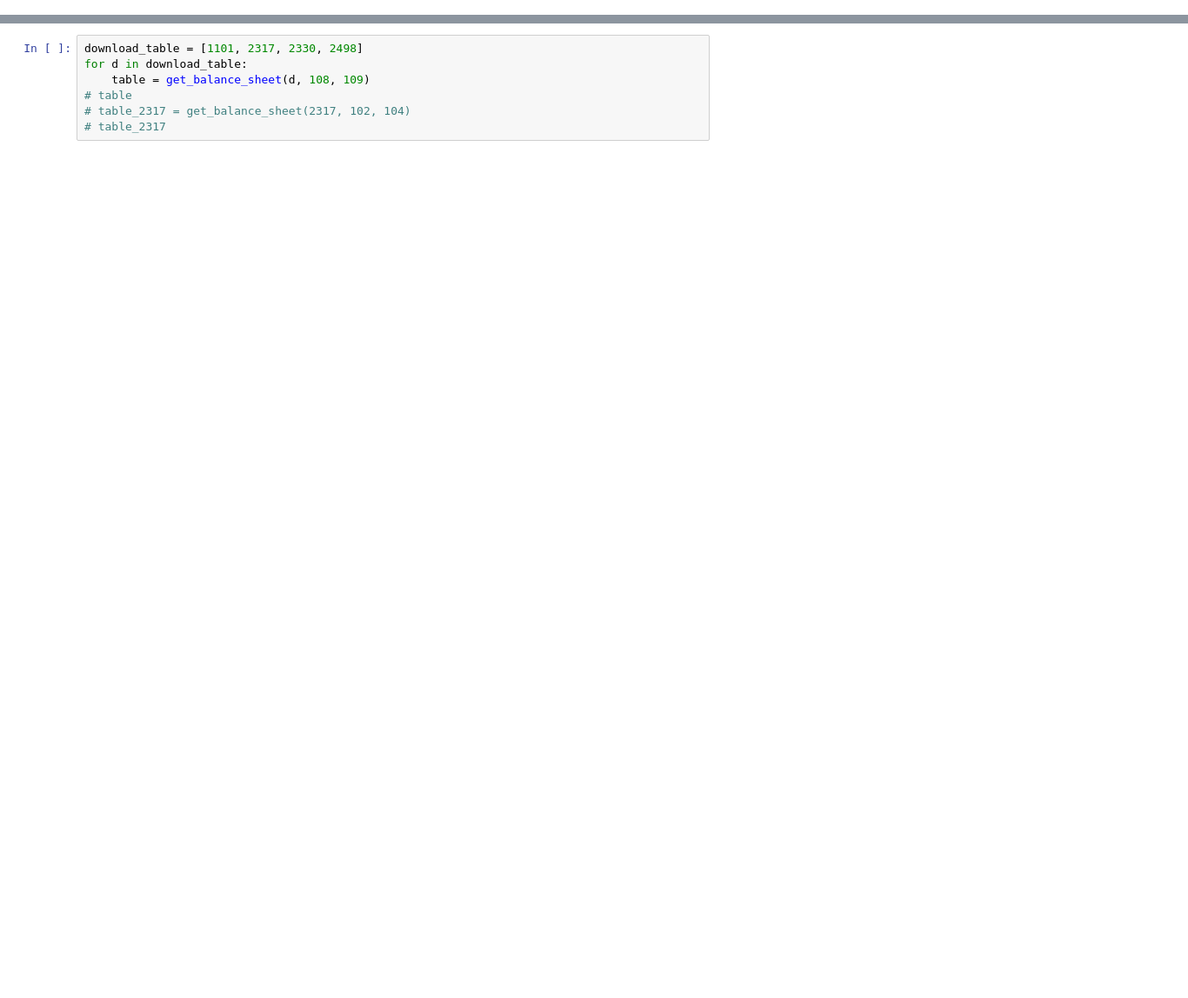
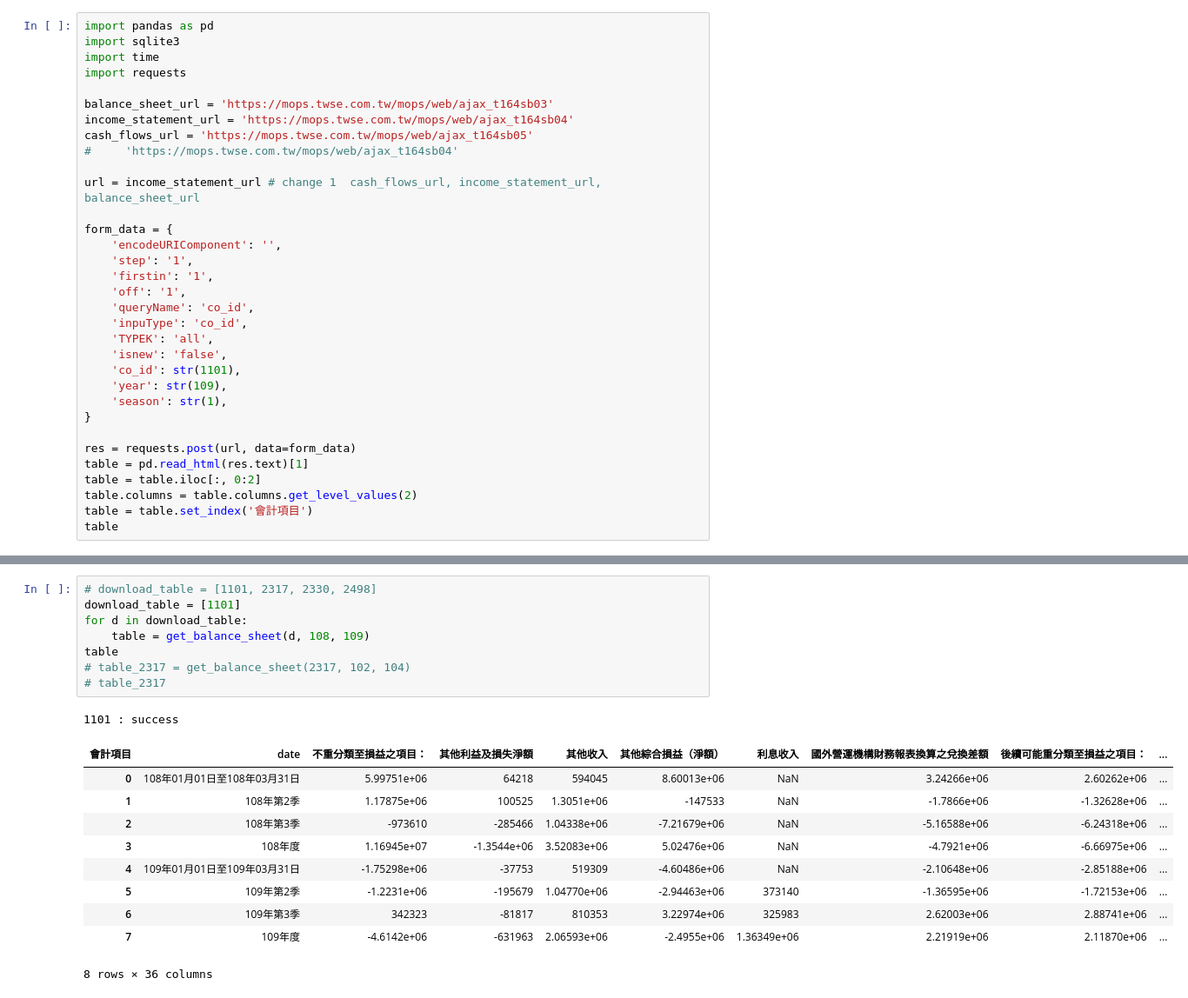
Before and after one commit to renguangz/stockapp, a Jupyter notebook: api/data/carwler.ipynb, the cells around one changed output, grey strips where cells are left out. Shown at 87% size. Saved outputs shown, nothing was run; the diff lists cells and outputs as text; blank space fills up the shorter version.

```diff
--- a/api/data/carwler.ipynb
+++ b/api/data/carwler.ipynb
@@ -55,0 +62,33 @@ def get_balance_sheet(stock_id, start_year, end_year):
+# %%
+import pandas as pd
+import sqlite3
+import time
+import requests
+
+balance_sheet_url = 'https://mops.twse.com.tw/mops/web/ajax_t164sb03'
+income_statement_url = 'https://mops.twse.com.tw/mops/web/ajax_t164sb04'
+cash_flows_url = 'https://mops.twse.com.tw/mops/web/ajax_t164sb05'
+#     'https://mops.twse.com.tw/mops/web/ajax_t164sb04'
+
+url = income_statement_url # change 1  cash_flows_url, income_statement_url, balance_sheet_url
+
+form_data = {
+    'encodeURIComponent': '',
+    'step': '1',
+    'firstin': '1',
+    'off': '1',
+    'queryName': 'co_id',
+    'inpuType': 'co_id',
+    'TYPEK': 'all',
+    'isnew': 'false',
+    'co_id': str(1101),
+    'year': str(109),
+    'season': str(1),
+}
+
+res = requests.post(url, data=form_data)
+table = pd.read_html(res.text)[1]
+table = table.iloc[:, 0:2]
+table.columns = table.columns.get_level_values(2)
+table = table.set_index('會計項目')
+table
@@ -56,7 +114,20 @@ def get_balance_sheet(stock_id, start_year, end_year):
 # %%
-download_table = [1101, 2317, 2330, 2498]
+# download_table = [1101, 2317, 2330, 2498]
+download_table = [1101]
 for d in download_table:
     table = get_balance_sheet(d, 108, 109)
-# table
+table
 # table_2317 = get_balance_sheet(2317, 102, 104)
 # table_2317
+# %% [output]
+1101 : success
+| 會計項目 | date | 不重分類至損益之項目： | 其他利益及損失淨額 | 其他收入 | 其他綜合損益（淨額） | 利息收入 | 國外營運機構財務報表換算之兌換差額 | 後續可能重分類至損益之項目： | ... |
+| 0 | 108年01月01日至108年03月31日 | 5.99751e+06 | 64218 | 594045 | 8.60013e+06 | NaN | 3.24266e+06 | 2.60262e+06 | ... |
+| 1 | 108年第2季 | 1.17875e+06 | 100525 | 1.3051e+06 | -147533 | NaN | -1.7866e+06 | -1.32628e+06 | ... |
+| 2 | 108年第3季 | -973610 | -285466 | 1.04338e+06 | -7.21679e+06 | NaN | -5.16588e+06 | -6.24318e+06 | ... |
+| 3 | 108年度 | 1.16945e+07 | -1.3544e+06 | 3.52083e+06 | 5.02476e+06 | NaN | -4.7921e+06 | -6.66975e+06 | ... |
+| 4 | 109年01月01日至109年03月31日 | -1.75298e+06 | -37753 | 519309 | -4.60486e+06 | NaN | -2.10648e+06 | -2.85188e+06 | ... |
+| 5 | 109年第2季 | -1.2231e+06 | -195679 | 1.04770e+06 | -2.94463e+06 | 373140 | -1.36595e+06 | -1.72153e+06 | ... |
+| 6 | 109年第3季 | 342323 | -81817 | 810353 | 3.22974e+06 | 325983 | 2.62003e+06 | 2.88741e+06 | ... |
+| 7 | 109年度 | -4.6142e+06 | -631963 | 2.06593e+06 | -2.4955e+06 | 1.36349e+06 | 2.21919e+06 | 2.11870e+06 | ... |
+8 rows × 36 columns
```
Also changed, not shown: parts of 30 cells of this notebook, 26 other files.
